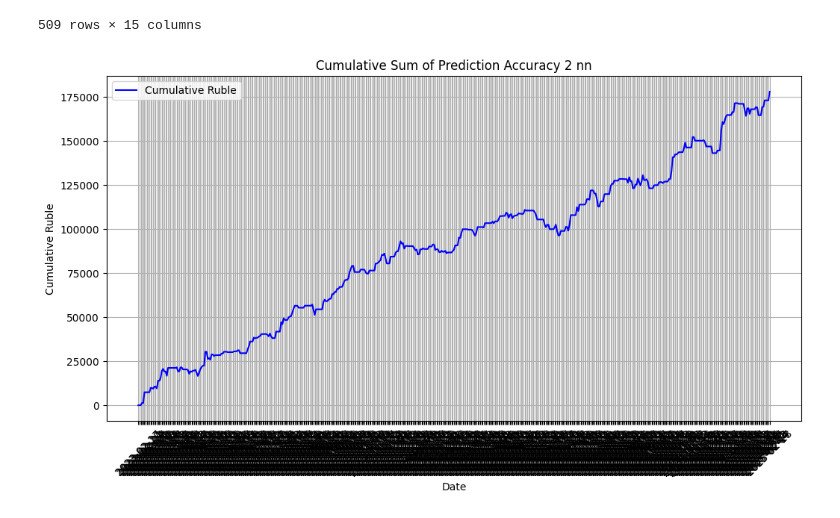
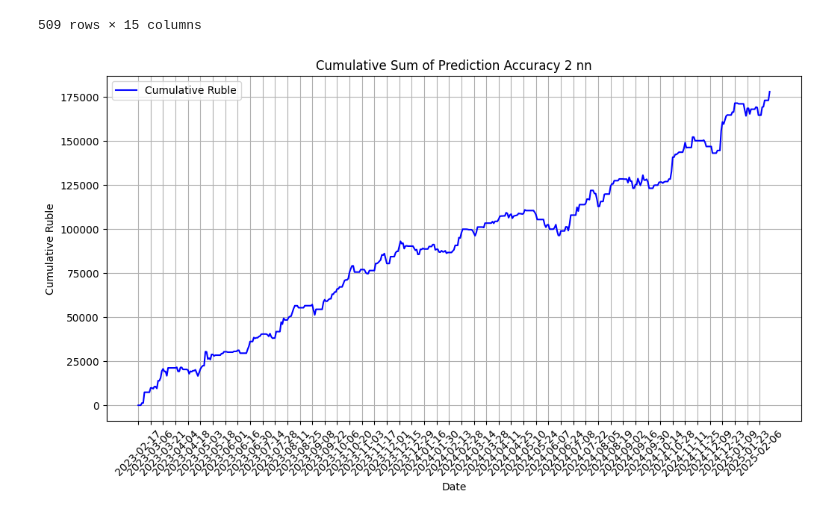
Before and after one commit to Alkor135/quote_prepare, a Jupyter notebook: fut_opt_lih_features_prepare/agregate_02.ipynb, the cells around one changed output. Cells and saved outputs as stored; diff of their text form; code cells hidden in the pictures.

```diff
--- a/fut_opt_lih_features_prepare/agregate_02.ipynb
+++ b/fut_opt_lih_features_prepare/agregate_02.ipynb
@@ -127,14 +128,15 @@ df
 # %%
 plt.figure(figsize=(12, 6))
 # plt.plot(df["TRADEDATE"], df["CUMULATIVE_RESULT"], label="Cumulative Result", color="b")
 plt.plot(df["TRADEDATE"], df["CUM_RUB"], label="Cumulative Ruble", color="b")
 plt.xlabel("Date")
 plt.ylabel("Cumulative Ruble")
 plt.title("Cumulative Sum of Prediction Accuracy 2 nn")
 plt.legend()
 plt.grid()
 
-plt.xticks(rotation=45)
+# plt.xticks(rotation=45)
+plt.xticks(df["TRADEDATE"][::10], rotation=45)
 plt.show()
 # %% [output]
-[figure, old version]
+[figure, new version]
```
Also changed, not shown: parts of 1 cell of this notebook, 2 other files.
